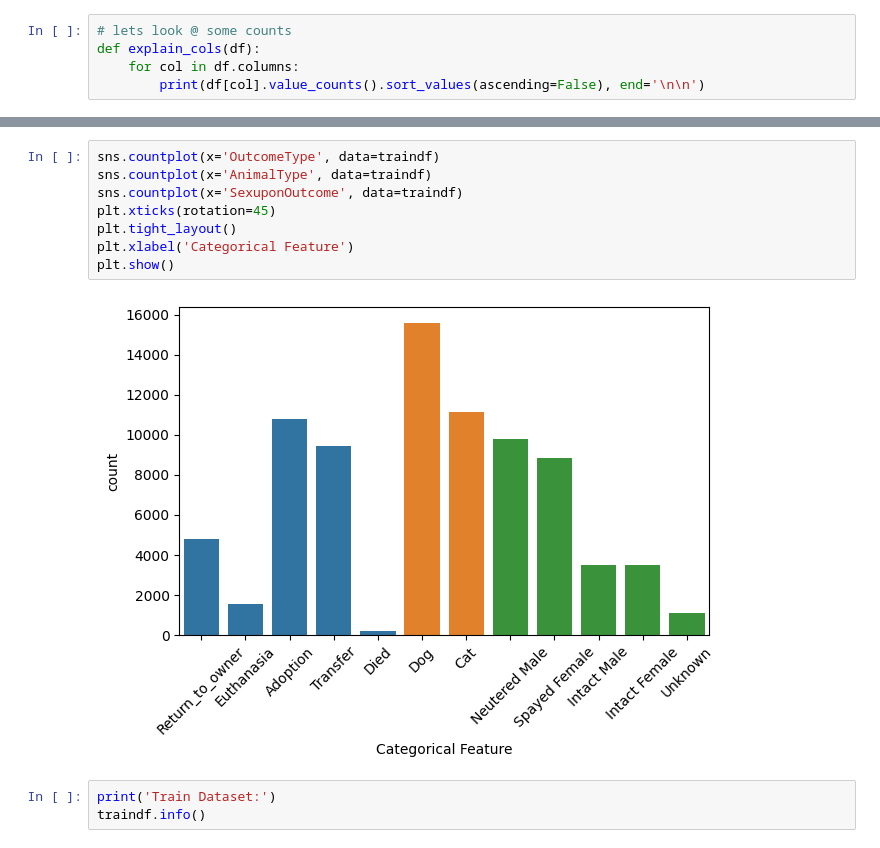
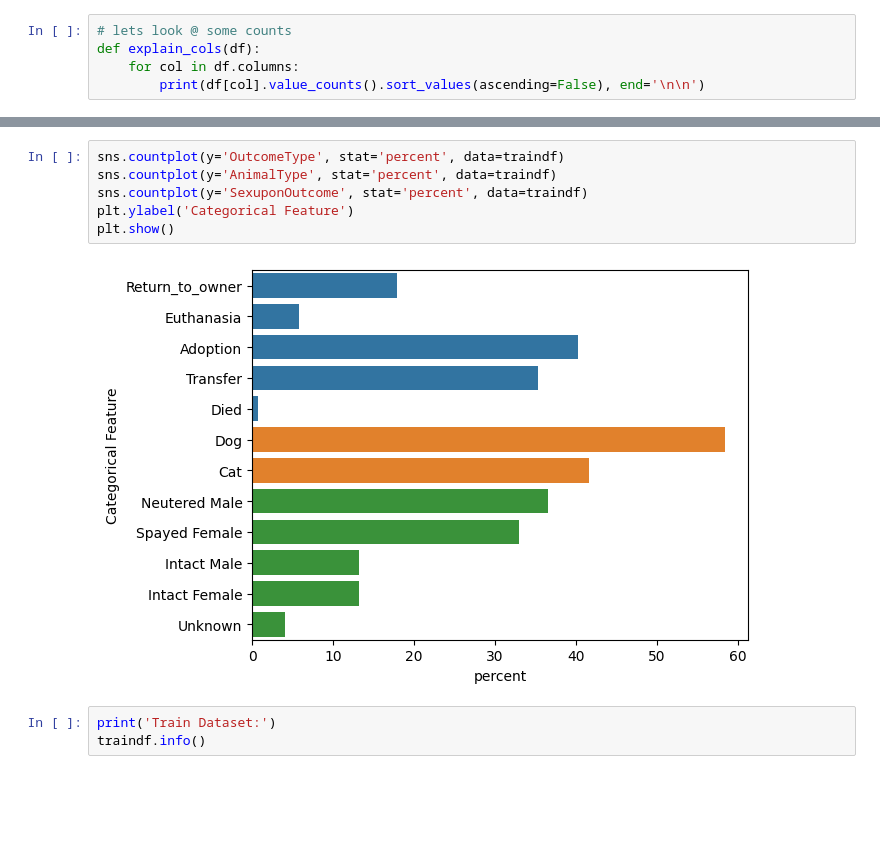
Before and after one commit to xVoidDevilx/ml-cs-ut, a Jupyter notebook: animal_shelter_ML.ipynb, the cells around one changed output, grey strips where cells are left out. Drawn from its saved outputs; the diff is of its cells as text; blank space fills up the shorter version.

```diff
--- a/animal_shelter_ML.ipynb
+++ b/animal_shelter_ML.ipynb
@@ -143,15 +143,13 @@ Brown Merle/Brown       1
 Orange/Tan              1
 Name: count, Length: 277, dtype: int64
 # %%
-sns.countplot(x='OutcomeType', data=traindf)
-sns.countplot(x='AnimalType', data=traindf)
-sns.countplot(x='SexuponOutcome', data=traindf)
-plt.xticks(rotation=45)
-plt.tight_layout()
-plt.xlabel('Categorical Feature')
+sns.countplot(y='OutcomeType', stat='percent', data=traindf)
+sns.countplot(y='AnimalType', stat='percent', data=traindf)
+sns.countplot(y='SexuponOutcome', stat='percent', data=traindf)
+plt.ylabel('Categorical Feature')
 plt.show()
 # %% [output]
-[figure, old version]
+[figure, new version]
 # %%
 print('Train Dataset:')
 traindf.info()
```
Also changed, not shown: parts of 102 cells of this notebook.
